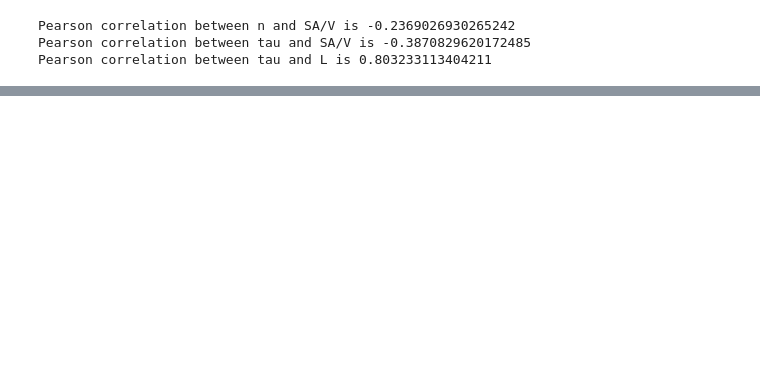
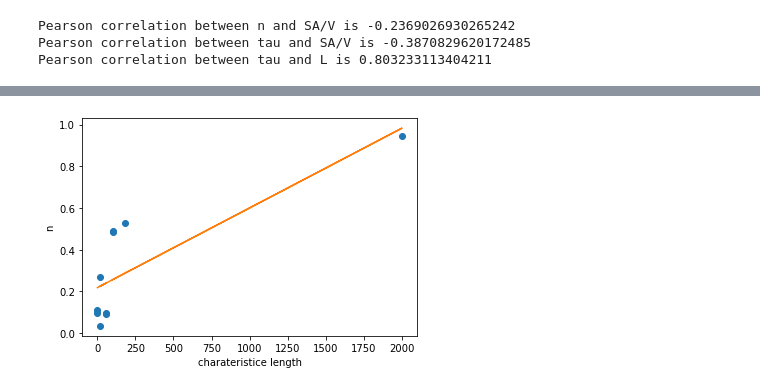
Before and after one commit to BatteryDesign/BatteryRateCap, a Jupyter notebook: Hypothesis Testing for Correlation Coefficient.ipynb, the cells around one changed output, grey strips where cells are left out. Cells and saved outputs as stored; diff of their text form; code cells hidden in the pictures; blank space fills up the shorter version.

```diff
--- a/Hypothesis Testing for Correlation Coefficient.ipynb
+++ b/Hypothesis Testing for Correlation Coefficient.ipynb
@@ -91,0 +119,11 @@ Pearson correlation between tau and L is 0.803233113404211
+# %%
+slope, intercept, r, p, stderr = scipy.stats.linregress(L_new, tau_new)
+tau_L_line = f'Regression line: y={intercept:.2f}+{slope:.2f}x, r={r:.2f}'
+fig, ax = plt.subplots()
+ax.plot(L_new, tau_new, linewidth=0, marker='o')
+ax.plot(L_new, intercept + slope * L_new, label=tau_L_line)
+ax.set_xlabel('charateristice length')
+ax.set_ylabel('n')
+plt.show()
+# %% [output]
+[figure, added]
```
Also changed, not shown: parts of 3 cells of this notebook.
